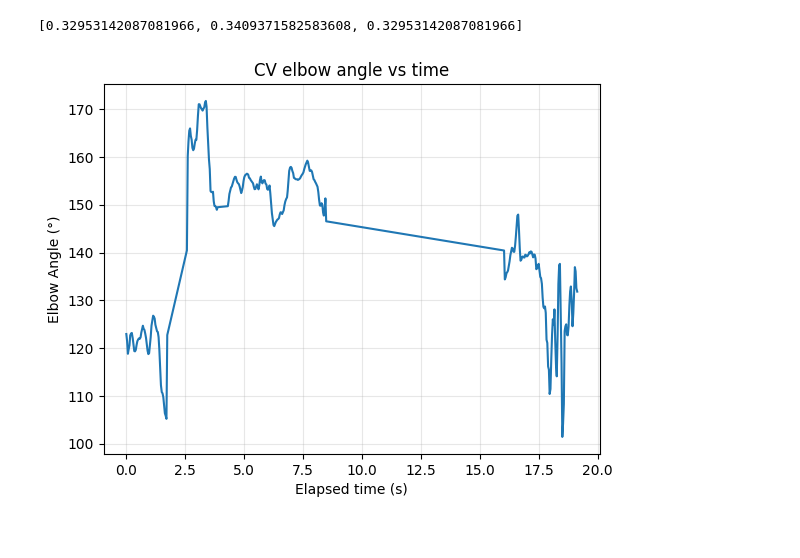
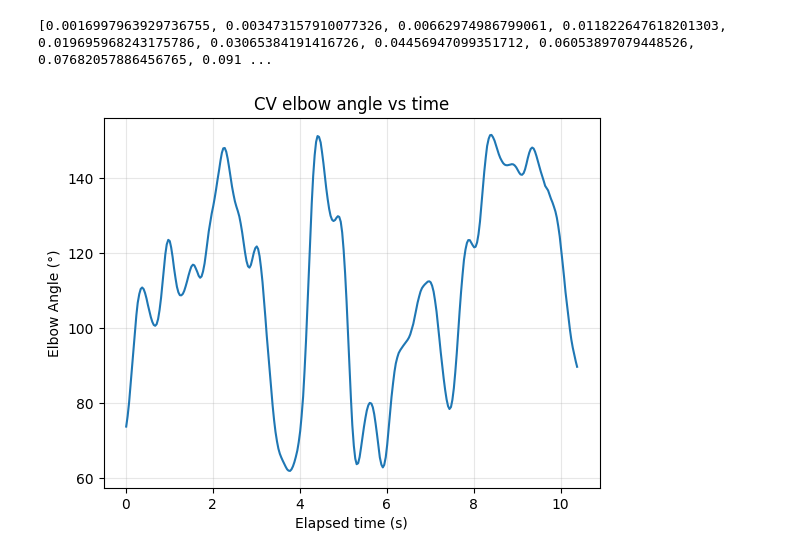
Before and after one commit to Colin-B-Billhardt/climbing_tracker_application, a Jupyter notebook: quaternion_analyses.ipynb, the cells around one changed output. Cells and saved outputs as stored; diff of their text form; code cells hidden in the pictures.

```diff
--- a/quaternion_analyses.ipynb
+++ b/quaternion_analyses.ipynb
@@ -10,9 +10,9 @@ https://www.geeksforgeeks.org/python/how-to-read-from-a-file-in-python/"""
 
 #getting quaternino data from first IMU sensor
 
-with open("Raw_data/Quaternion Data/id_2_t1/Quaternion_1_fixed.csv", newline='') as csvfile:
+with open("Raw_data/Quaternion Data/id_1_t2/Quaternion_1.csv", newline='') as csvfile:
 
-    csvreader = csv.reader(csvfile, delimiter=',')
+    csvreader = csv.reader(csvfile, delimiter='\t')
     sensor1 = []
     for row in csvreader:
         sensor1.append(row)
@@ -27,7 +27,7 @@ print(len(sensor_1_clean_data))
 # %%
 #getting quaternion data from second IMU sensor
 
-with open("Raw_data/Quaternion Data/id_2_t1/Quaternion_2.csv", newline='') as csvfile:
+with open("Raw_data/Quaternion Data/id_1_t1/Quaternion_2.csv", newline='') as csvfile:
 
     csvreader = csv.reader(csvfile, delimiter='\t')
     sensor2 = []
@@ -119,7 +101,7 @@ def get_visibility(landmark):
     return float(vis_value)
 # %%
 #Retrieving angles from CV results
-with open("Raw_data/id_2_t1.csv", newline='') as csvfile:
+with open("Raw_data/id_1_t2.csv", newline='') as csvfile:
 
     csvreader = csv.reader(csvfile)
 
@@ -291,18 +289,18 @@ def weighted_convolution(angles, weighted_window):
     return smoothed_signal
 # %%
 #creating a gaussian kernel to pass into weighted convolution function
-gaussian_kernel = guassian_kernel_generator(3, 23/6) #changed from 23 in sanity to 13
+gaussian_kernel = guassian_kernel_generator(23, 23/6) #changed from 23 in sanity to 13
 
 print(gaussian_kernel)
 
 cv_angle_guassian_smooth = weighted_convolution(CV_angles,gaussian_kernel)
 
 plt.plot(relative_time_CV, cv_angle_guassian_smooth)
 plt.xlabel("Elapsed time (s)")
 plt.ylabel("Elbow Angle (°)")
 plt.title("CV elbow angle vs time")
 plt.grid(alpha=0.3)
 plt.show()
 # %% [output]
-[0.32953142087081966, 0.3409371582583608, 0.32953142087081966]
+[0.0016997963929736755, 0.003473157910077326, 0.00662974986799061, 0.011822647618201303, 0.019695968243175786, 0.03065384191416726, 0.04456947099351712, 0.06053897079448526, 0.07682057886456765, 0.091 ...
-[figure, old version]
+[figure, new version]
```
Also changed, not shown: parts of 12 cells of this notebook, 1 other file.
